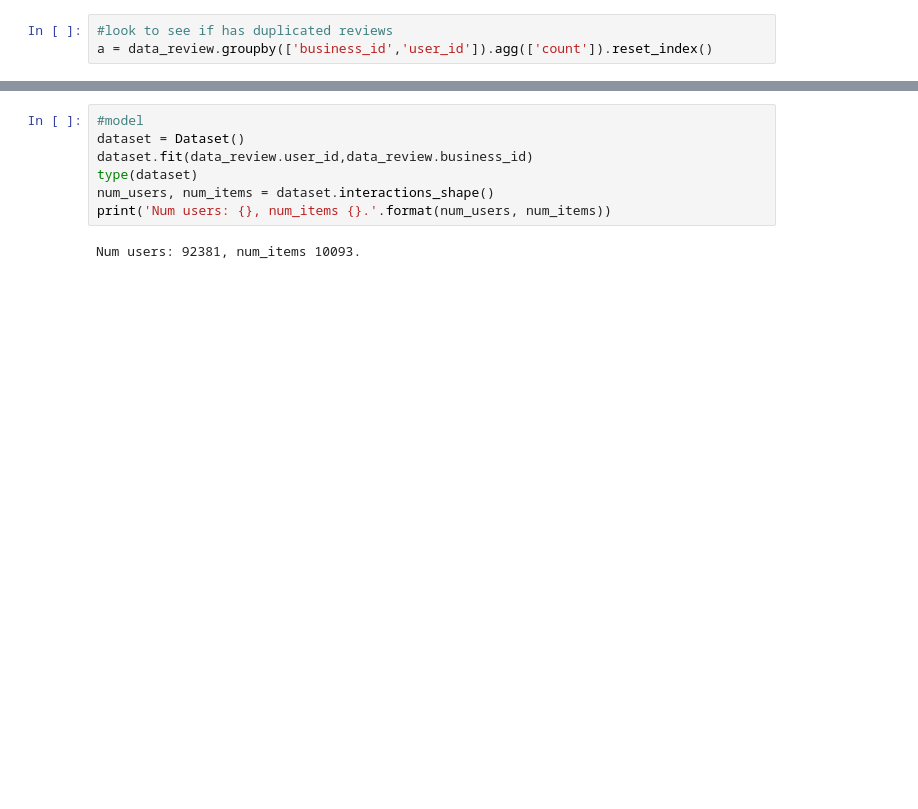
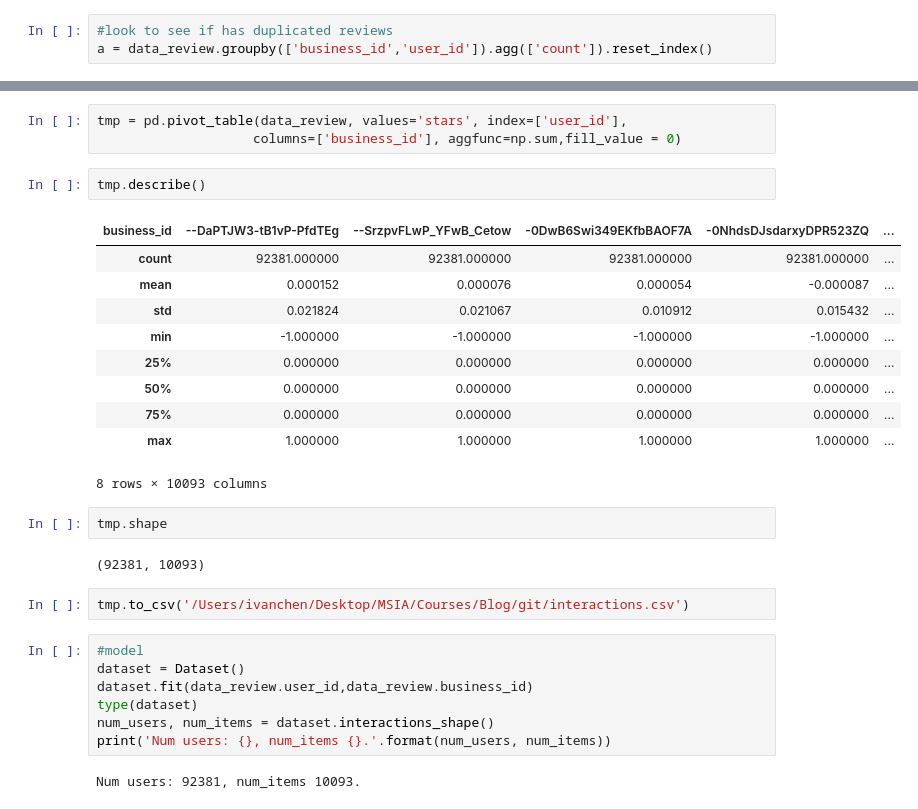
Before and after one commit to Ivanclj/Yelp-Recommender, a Jupyter notebook: Restaurant Recommender.ipynb, the cells around one changed output, grey strips where cells are left out. Cells and saved outputs as stored; diff of their text form; blank space fills up the shorter version.

```diff
--- a/Restaurant Recommender.ipynb
+++ b/Restaurant Recommender.ipynb
@@ -265,3 +431,25 @@ tmp.sort_values(by = 'date',ascending = True)# Have duplicate comment values. No
+# %%
+tmp = pd.pivot_table(data_review, values='stars', index=['user_id'],
+                    columns=['business_id'], aggfunc=np.sum,fill_value = 0)
+# %%
+tmp.describe()
+# %% [output]
+| business_id | --DaPTJW3-tB1vP-PfdTEg | --SrzpvFLwP_YFwB_Cetow | -0DwB6Swi349EKfbBAOF7A | -0NhdsDJsdarxyDPR523ZQ | ... |
+| count | 92381.000000 | 92381.000000 | 92381.000000 | 92381.000000 | ... |
+| mean | 0.000152 | 0.000076 | 0.000054 | -0.000087 | ... |
+| std | 0.021824 | 0.021067 | 0.010912 | 0.015432 | ... |
+| min | -1.000000 | -1.000000 | -1.000000 | -1.000000 | ... |
+| 25% | 0.000000 | 0.000000 | 0.000000 | 0.000000 | ... |
+| 50% | 0.000000 | 0.000000 | 0.000000 | 0.000000 | ... |
+| 75% | 0.000000 | 0.000000 | 0.000000 | 0.000000 | ... |
+| max | 1.000000 | 1.000000 | 1.000000 | 1.000000 | ... |
+8 rows × 10093 columns
+# %%
+tmp.shape
+# %% [output]
+(92381, 10093)
+# %%
+tmp.to_csv('/Users/ivanchen/Desktop/MSIA/Courses/Blog/git/interactions.csv')
 # %%
 #model
 dataset = Dataset()
```
Also changed, not shown: parts of 40 cells of this notebook, 5 other files.
